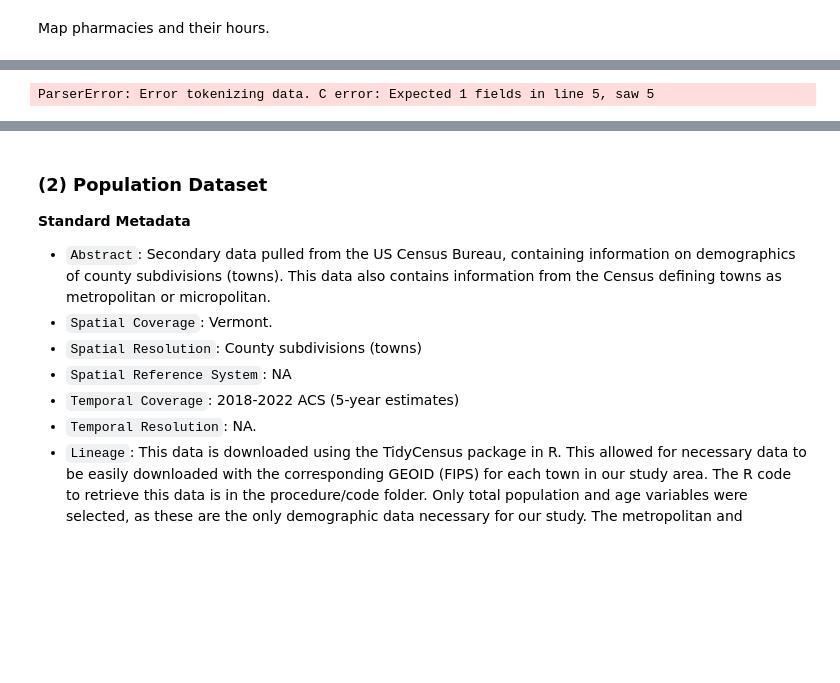
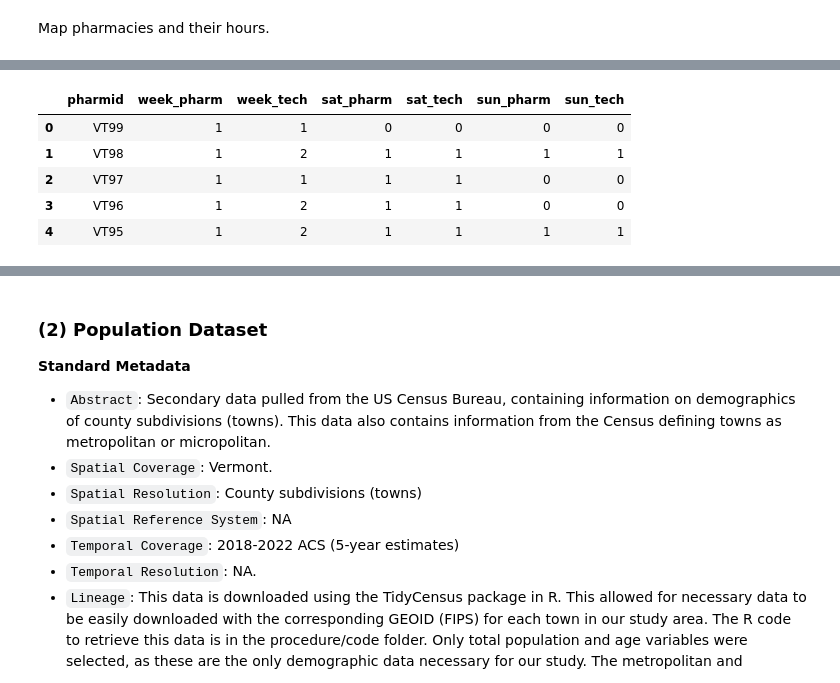
Before and after one commit to HEGSRR/OR-VT-Pharmacy, a Jupyter notebook: procedure/code/01_Pharmacy_Accessibility.ipynb, the cells around one changed output, grey strips where cells are left out. Drawn from its saved outputs; the diff is of its cells as text; code cells hidden in the pictures; blank space fills up the shorter version.

```diff
--- a/procedure/code/01_Pharmacy_Accessibility.ipynb
+++ b/procedure/code/01_Pharmacy_Accessibility.ipynb
@@ -229,17 +229,22 @@ pharmacies.explore()
 # %%
 # staffing_interpolated.csv is confidential.
 # with permission from researchers, download from OSF at https://osf.io/download/b956m/
 #if not os.path.exists("./data/raw/private/staffing_interpolated.csv"):
 #    print("Loading pharmacy staffing levels", flush=True)
 #    url = 'https://osf.io/download/b956m/'
 #    r = requests.get(url, allow_redirects=True)
 #    open('./data/raw/private/staffing_interpolated.csv', 'wb').write(r.content)
 
 # Load pharmacy staffing data
-pharm_staffing = pd.read_csv('./data/raw/private/staffing_interpolated.csv')
+pharm_staffing = pd.read_csv('./data/raw/public/pharmacy/staffing_interpolated.csv')
 pharm_staffing.head()
 # %% [output]
-ParserError: Error tokenizing data. C error: Expected 1 fields in line 5, saw 5
+|  | pharmid | week_pharm | week_tech | sat_pharm | sat_tech | sun_pharm | sun_tech |
+| 0 | VT99 | 1 | 1 | 0 | 0 | 0 | 0 |
+| 1 | VT98 | 1 | 2 | 1 | 1 | 1 | 1 |
+| 2 | VT97 | 1 | 1 | 1 | 1 | 0 | 0 |
+| 3 | VT96 | 1 | 2 | 1 | 1 | 0 | 0 |
+| 4 | VT95 | 1 | 2 | 1 | 1 | 1 | 1 |
 # %%
 # Join private staffing data to pharmacies dataset (locations, hours of operations, etc.)
 pharmacies_df = pd.merge(pharmacies, pharm_staffing, on='pharmid', how = 'left')
```
Also changed, not shown: parts of 35 cells of this notebook, 2 other files.
